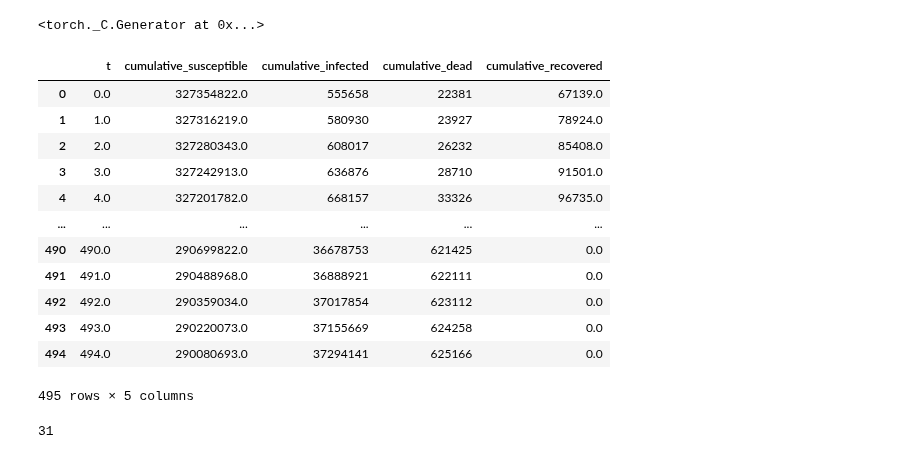
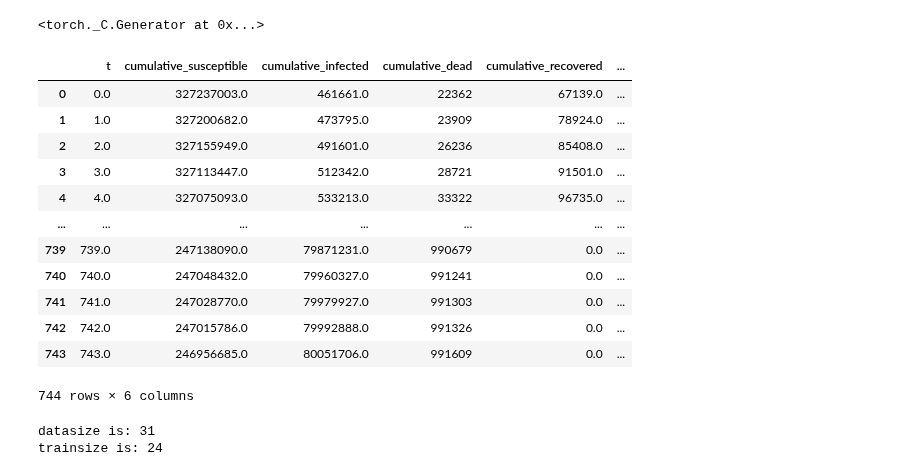
Before and after one commit to jhgoblue/covid-19-pbl, a Jupyter notebook: dinn-sird-baseline.ipynb, the cells around one changed output. Cells and saved outputs as stored; diff of their text form; code cells hidden in the pictures.

```diff
--- a/dinn-sird-baseline.ipynb
+++ b/dinn-sird-baseline.ipynb
@@ -17,47 +17,62 @@ torch.manual_seed(1234)
 # %%
 #read data
 
-covid_cumulative_cases = pd.read_csv('../input/dinncovid/Experiments/real_data/covid_real_data_cumulative_cases.csv', delimiter=',') #in the form of [t,S,I,D,R]
-covid_cumulative_cases.columns = ['t', 'cumulative_susceptible','cumulative_infected', 'cumulative_dead', 'cumulative_recovered'] #rename columns
+covid_cumulative_cases = pd.read_csv('../input/sidrv-data-organnize/covid_real_data_cumulative_cases.csv', delimiter=',') #in the form of [t,S,I,D,R。。。]
+covid_cumulative_cases.columns = ['t', 'cumulative_susceptible','cumulative_infected', 'cumulative_dead', 'cumulative_recovered','cumulative_active'] #rename columns
 covid_cumulative_cases['t'] = covid_cumulative_cases['t'].astype(float)
 covid_cumulative_cases
 # %% [output]
-|  | t | cumulative_susceptible | cumulative_infected | cumulative_dead | cumulative_recovered |
-| 0 | 0.0 | 327354822.0 | 555658 | 22381 | 67139.0 |
-| 1 | 1.0 | 327316219.0 | 580930 | 23927 | 78924.0 |
-| 2 | 2.0 | 327280343.0 | 608017 | 26232 | 85408.0 |
-| 3 | 3.0 | 327242913.0 | 636876 | 28710 | 91501.0 |
-| 4 | 4.0 | 327201782.0 | 668157 | 33326 | 96735.0 |
-| ... | ... | ... | ... | ... | ... |
-| 490 | 490.0 | 290699822.0 | 36678753 | 621425 | 0.0 |
-| 491 | 491.0 | 290488968.0 | 36888921 | 622111 | 0.0 |
-| 492 | 492.0 | 290359034.0 | 37017854 | 623112 | 0.0 |
-| 493 | 493.0 | 290220073.0 | 37155669 | 624258 | 0.0 |
-| 494 | 494.0 | 290080693.0 | 37294141 | 625166 | 0.0 |
+|  | t | cumulative_susceptible | cumulative_infected | cumulative_dead | cumulative_recovered | ... |
+| 0 | 0.0 | 327237003.0 | 461661.0 | 22362 | 67139.0 | ... |
+| 1 | 1.0 | 327200682.0 | 473795.0 | 23909 | 78924.0 | ... |
+| 2 | 2.0 | 327155949.0 | 491601.0 | 26236 | 85408.0 | ... |
+| 3 | 3.0 | 327113447.0 | 512342.0 | 28721 | 91501.0 | ... |
+| 4 | 4.0 | 327075093.0 | 533213.0 | 33322 | 96735.0 | ... |
+| ... | ... | ... | ... | ... | ... | ... |
+| 739 | 739.0 | 247138090.0 | 79871231.0 | 990679 | 0.0 | ... |
+| 740 | 740.0 | 247048432.0 | 79960327.0 | 991241 | 0.0 | ... |
+| 741 | 741.0 | 247028770.0 | 79979927.0 | 991303 | 0.0 | ... |
+| 742 | 742.0 | 247015786.0 | 79992888.0 | 991326 | 0.0 | ... |
+| 743 | 743.0 | 246956685.0 | 80051706.0 | 991609 | 0.0 | ... |
-495 rows × 5 columns
+744 rows × 6 columns
 # %%
-#take only a sample of 31
 cumulative_susceptible = []
 cumulative_infected = []
 cumulative_dead = []
 cumulative_recovered = []
 timesteps = []
+# set the dataset here !
+DAYS = 310
+timestep = 10
+ratio = 0.8
 
-d1 = covid_cumulative_cases['cumulative_susceptible'][:310]
-d2 = covid_cumulative_cases['cumulative_infected'][:310]
-d3 = covid_cumulative_cases['cumulative_dead'][:310]
-d4 = covid_cumulative_cases['cumulative_recovered'][:310]
-d5 = covid_cumulative_cases['t'][:310]
+d1 = covid_cumulative_cases['cumulative_susceptible'][:DAYS]
+d2 = covid_cumulative_cases['cumulative_infected'][:DAYS]
+d3 = covid_cumulative_cases['cumulative_dead'][:DAYS]
+d4 = covid_cumulative_cases['cumulative_recovered'][:DAYS]
+d5 = covid_cumulative_cases['t'][:DAYS]
 
 for item in range(len(d5)):
-    if item%10 == 0:
-        cumulative_susceptible.append(d1[item])
-        cumulative_infected.append(d2[item])
-        cumulative_dead.append(d3[item])
-        cumulative_recovered.append(d4[item])
-        timesteps.append(d5[item])
+    try:
+        if item%timestep == 0:
+            cumulative_susceptible.append(d1[item])
+            cumulative_infected.append(d2[item])
+            cumulative_dead.append(d3[item])
+            cumulative_recovered.append(d4[item])
+            timesteps.append(d5[item])
 
-print(len(timesteps))
+    except:
+            cumulative_susceptible.append(d1[item])
+            cumulative_infected.append(d2[item])
+            cumulative_dead.append(d3[item])
+            cumulative_recovered.append(d4[item])
+            timesteps.append(d5[item])
+
+datasize = len(timesteps)
+trainsize = int(datasize * ratio)
+print('datasize is:',datasize)
+print('trainsize is:',trainsize)
 # %% [output]
-31
+datasize is: 31
+trainsize is: 24
 # %%
```
Also changed, not shown: parts of 7 cells of this notebook.
